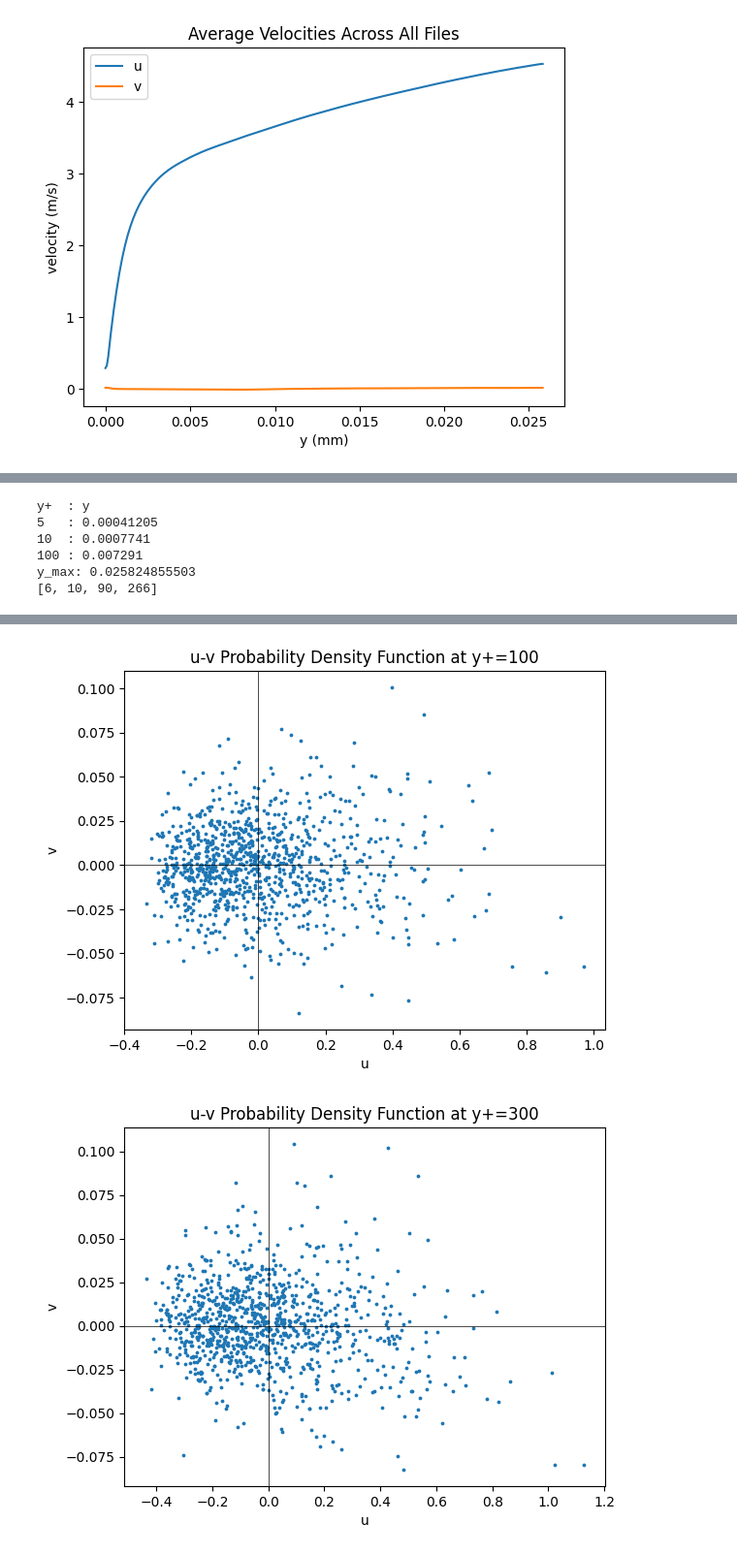
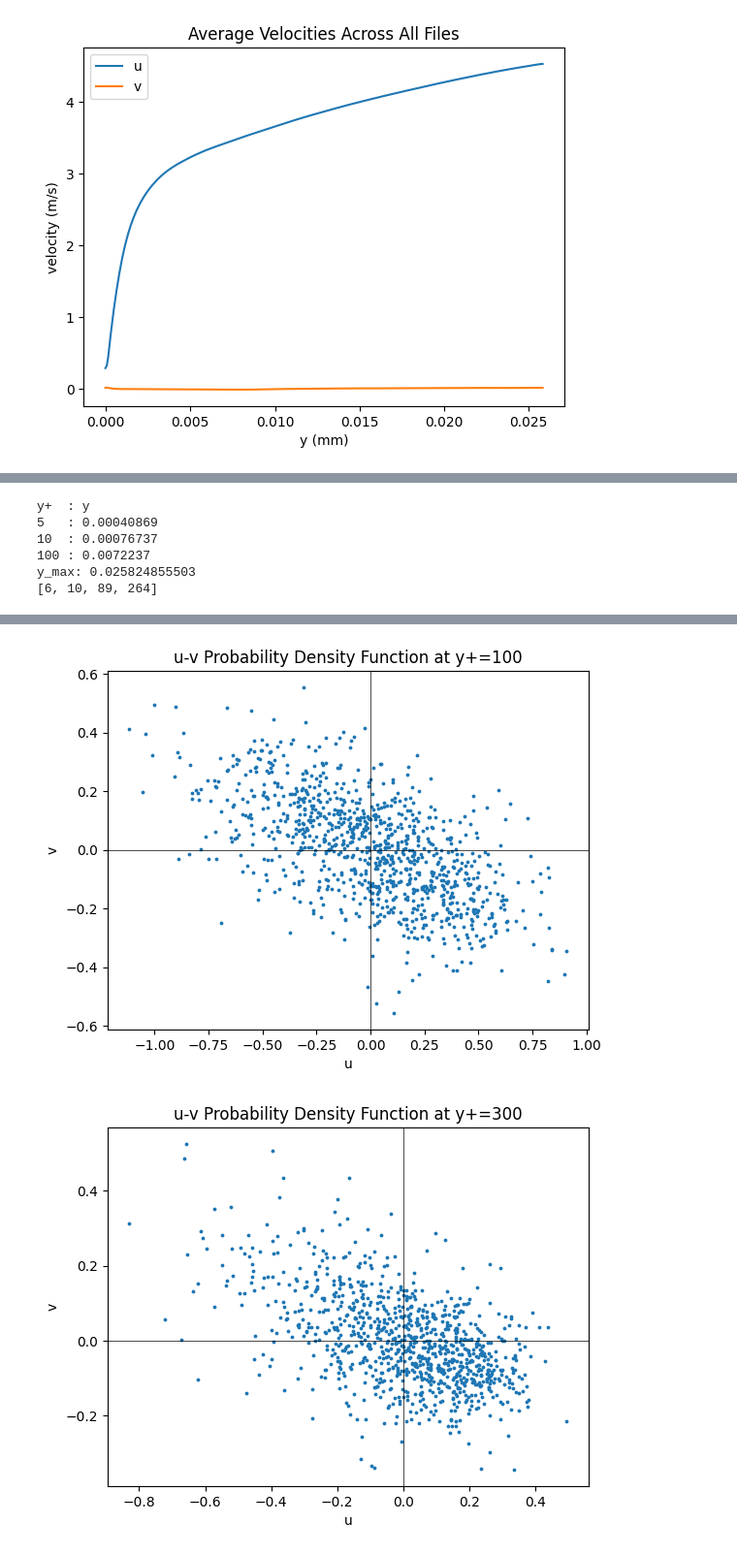
Before and after one commit to Jagardiner97/Boundary-Layers, a Jupyter notebook: Boundary Layers/BL Final Project/turbulent-characterization.ipynb, the cells around one changed output, grey strips where cells are left out. Shown: that part at 97% size. Cells and saved outputs as stored; diff of their text form; code cells hidden in the pictures.

Commit message:
fixed pdf plots and other issues

```diff
--- a/Boundary Layers/BL Final Project/turbulent-characterization.ipynb
+++ b/Boundary Layers/BL Final Project/turbulent-characterization.ipynb
@@ -220,7 +221,7 @@ def uplus_equation(u_value, u_tau):
 # Use the Spalding profile to get u_tau
 initial_guesses = [0, 0.1] #y_0 and u_tau
 start = 10
-end = 75
+end = 175
 popt, pcov = curve_fit(spalding_equation, u_average[start:end], y[start:end], p0=initial_guesses, bounds=([-5e-5, -5], [5e-5, np.inf]), method='dogbox')
 y_0_opt, u_tau_opt = popt
 
@@ -241,16 +242,16 @@ plt.title("Experimental Data vs Fit")
 plt.legend()
 plt.show()
 
-# Convert to y+ and u+ and plot the experimental data vs the fit
+# Convert to wall coordinates, y+ and u+, and plot the experimental data vs the fit
 y_plus = []
 y_plus_fit = []
 u_plus = []
 for y_val in y:
-    y_plus.append((y_val - y_0_opt) * u_tau_opt / nu)
+    y_plus.append(yplus_equation(y_val, y_0_opt, u_tau_opt))
 for y_fit_val in y_fit:
-    y_plus_fit.append((y_fit_val - y_0_opt) * u_tau_opt / nu)
+    y_plus_fit.append(yplus_equation(y_fit_val, y_0_opt, u_tau_opt))
 for u_val in u_average:
-    u_plus.append(u_val / u_tau_opt)
+    u_plus.append(uplus_equation(u_val, u_tau_opt))
 plt.scatter(y_plus, u_plus, label="Experimental")
 plt.plot(y_plus_fit, u_plus, label="Fit")
 plt.xlabel("y+")
@@ -313,16 +314,0 @@ for example in examples:
-# %%
-u_primes = []
-v_primes = []
-prod = []
-for i in range(1000):
-    u_primes.append(u_prime[i][25])
-    v_primes.append(v_prime[i][25])
-    prod.append(u_prime[i][25] * v_prime[i][25])
-filenum = []
-for i in range(len(u_primes)):
-    filenum.append(i)
-#plt.plot(filenum, u_primes, label="u'")
-#plt.plot(filenum, v_primes, label="v'")
-plt.plot(filenum, prod, label="prod")
-plt.axhline(y=0, color='black', linewidth=0.5)
-plt.show()
@@ -385,18 +369,21 @@ plt.show()
 # %%
 def y_plus_to_y(y_p, u_t, nu_fluid, y_offset):
+    # Takes a y+ values and returns the corresponding y value
     return y_p * nu_fluid / u_t + y_offset
 
 def u_tau_to_tau_w(u_tau, rho_fluid):
+    # Takes u_tau and returns wall shear tau_w
     return u_tau**2 * rho_fluid
 
 def pdf_plot(u_prime, v_prime, index, y_plus_val):
     '''
-
-    :param u_prime:
-    :param v_prime:
-    :param index:
-    :param y_plus_val:
+    Creates a probability density function plot and counts the data in each quadrant
+    :param u_prime: list of all values for u' at each y point for each file
+    :param v_prime: list of all values for v' at each y point for each file
+    :param index: index for each file corresponding to the desired y+ point
+    :param y_plus_val: the target value for y+
     :return:
+    count: list of integer counts of number of points in each quadrant
     '''
     # Get the u and v coordinates
     u_prime_coords = []
@@ -447,6 +434,7 @@ print("y+  : y")
 print(f"5   : {pdf_y[0]:0.5}")
 print(f"10  : {pdf_y[1]:0.5}")
 print(f"100 : {pdf_y[2]:0.5}")
+print(f"300 : {pdf_y[3]:0.5}")
 print("y_max:", y[-1])
 
 # Find the indexes to plot
@@ -459,15 +447,15 @@ for i in range(len(y)):
         pdf_index.append(i)
         j += 1
 
-print(pdf_index)
+print("\ny+ indexes:", pdf_index)
 # Plot at the y+ values
 count = []
 for plot_num in range(len(pdf_index)):
-    count.append(pdf_plot(u_prime, v_prime, plot_num, y_plus_list[plot_num]))
+    count.append(pdf_plot(u_prime, v_prime, pdf_index[plot_num], y_plus_list[plot_num]))
 # %% [output]
 y+  : y
-5   : 0.00041205
-10  : 0.0007741
-100 : 0.007291
+5   : 0.00040869
+10  : 0.00076737
+100 : 0.0072237
 y_max: 0.025824855503
-[6, 10, 90, 266]
+[6, 10, 89, 264]
@@ -476,3 +464,3 @@ y_max: 0.025824855503
-[figure, old version]
+[figure, new version]
-[figure, old version]
+[figure, new version]
 # %%
```
Also changed, not shown: parts of 11 cells of this notebook.
